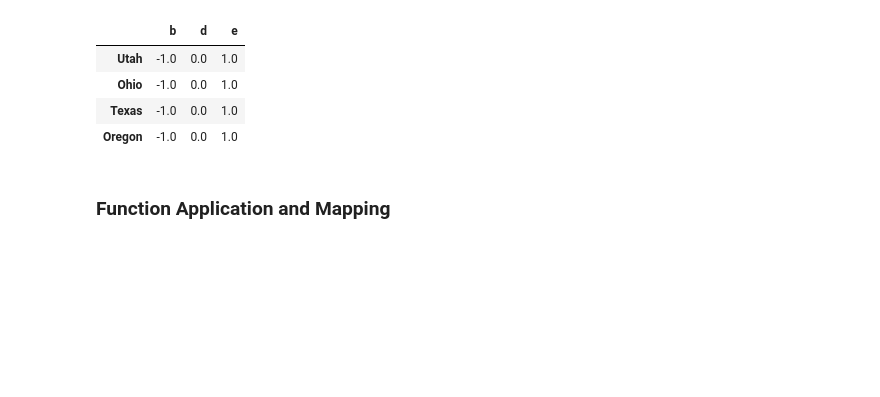
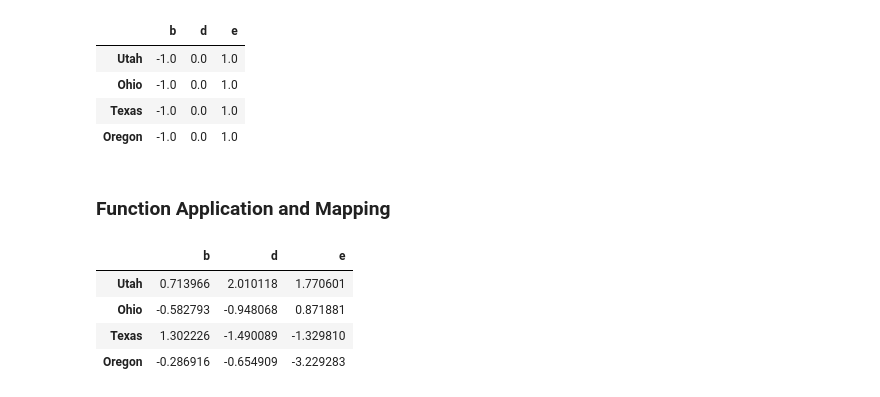
Before and after one commit to Efe-C-3/WesCh5, a Jupyter notebook: Chapter5WorkAlong.ipynb, the cells around one changed output. Cells and saved outputs as stored; diff of their text form; code cells hidden in the pictures; blank space fills up the shorter version.

```diff
--- a/Chapter5WorkAlong.ipynb
+++ b/Chapter5WorkAlong.ipynb
@@ -1002,3 +1002,15 @@ frame.sub(series3, axis='index')
 | Oregon | -1.0 | 0.0 | 1.0 |
 # %% [markdown]
 ### Function Application and Mapping
+# %%
+frame = pd.DataFrame(np.random.randn(4, 3),
+                        columns=list('bde'),
+                        index=['Utah', 'Ohio', 'Texas', 'Oregon'])
+# %%
+frame
+# %% [output]
+|  | b | d | e |
+| Utah | 0.713966 | 2.010118 | 1.770601 |
+| Ohio | -0.582793 | -0.948068 | 0.871881 |
+| Texas | 1.302226 | -1.490089 | -1.329810 |
+| Oregon | -0.286916 | -0.654909 | -3.229283 |
```
Also changed, not shown: parts of 14 cells of this notebook.
